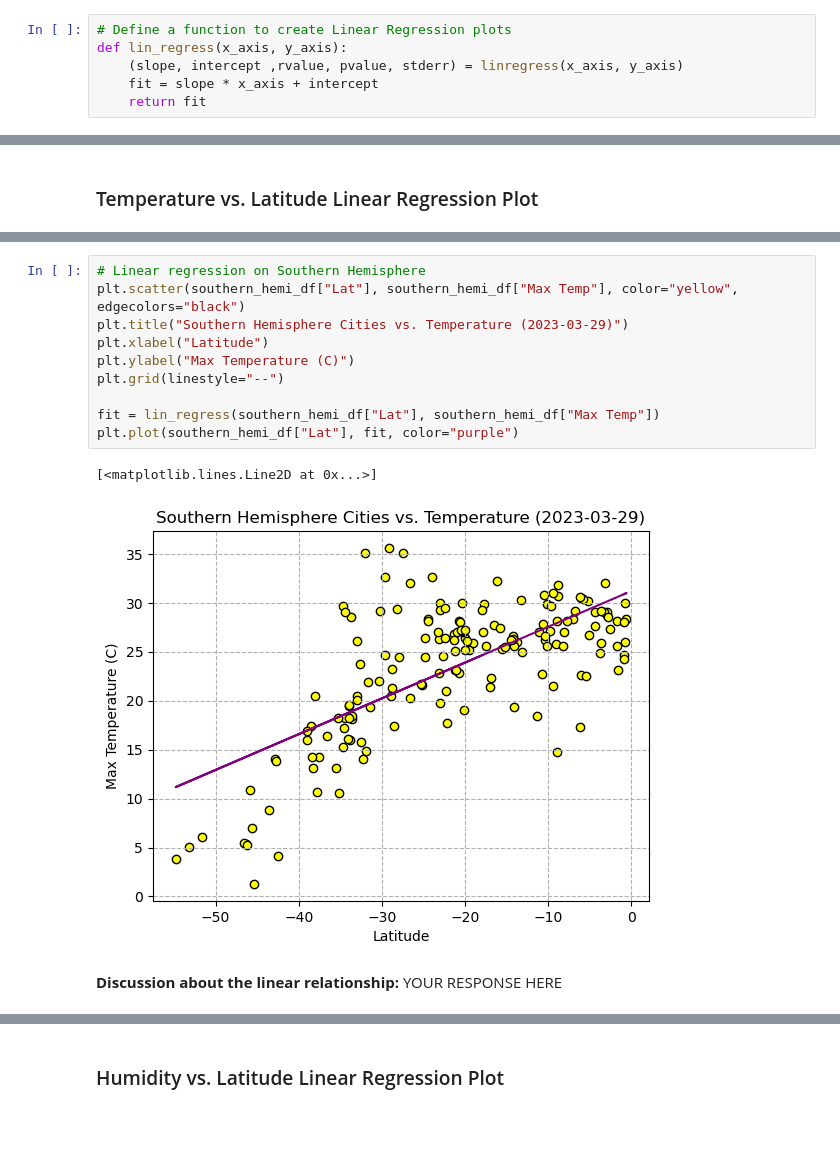
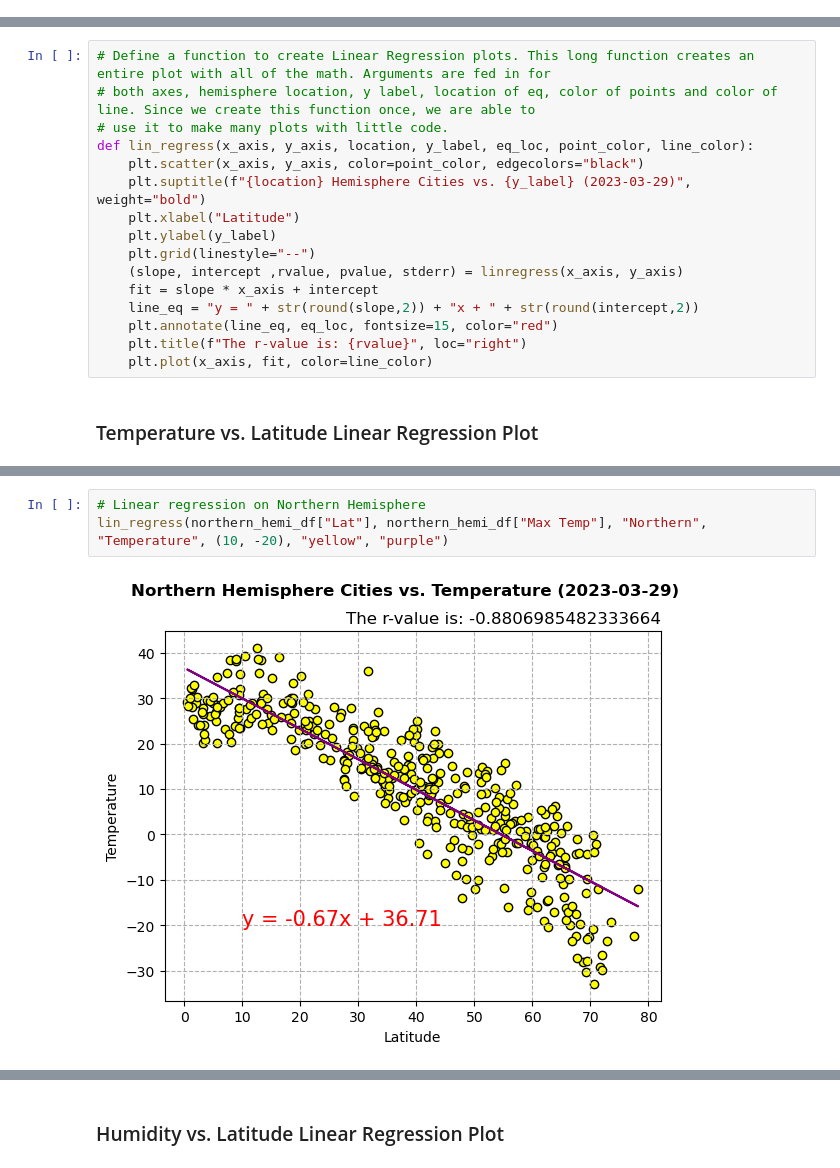
Before and after one commit to anthonybpino/python-api-challenge, a Jupyter notebook: weatherpy/weatherpy.ipynb, the cells around one changed output, grey strips where cells are left out. Cells and saved outputs as stored; diff of their text form; blank space fills up the shorter version.

Commit message:
finish weatherpy by adding a sick function for lin reg plots

```diff
--- a/weatherpy/weatherpy.ipynb
+++ b/weatherpy/weatherpy.ipynb
@@ -232,12 +232,6 @@ plt.show()
 ---
 
 ## Requirement 2: Compute Linear Regression for Each Relationship
-# %%
-# Define a function to create Linear Regression plots
-def lin_regress(x_axis, y_axis):
-    (slope, intercept ,rvalue, pvalue, stderr) = linregress(x_axis, y_axis)
-    fit = slope * x_axis + intercept
-    return fit
 # %%
 # Create a DataFrame with the Northern Hemisphere data (Latitude >= 0)
 northern_hemi_df = city_data_df[city_data_df["Lat"] >= 0]
@@ -266,5 +260,21 @@ southern_hemi_df.head()
 | 4 | east london | -33.0153 | 27.9116 | 20.52 | 52 | 0 | 7.20 | ZA | 2023-03-29 15:39:08 |
 | 5 | ushuaia | -54.8000 | -68.3000 | 3.81 | 70 | 75 | 7.72 | AR | 2023-03-29 15:39:09 |
 | 6 | hobart | -42.8794 | 147.3294 | 14.03 | 81 | 100 | 7.20 | AU | 2023-03-29 15:34:37 |
+# %%
+# Define a function to create Linear Regression plots. This long function creates an entire plot with all of the math. Arguments are fed in for
+# both axes, hemisphere location, y label, location of eq, color of points and color of line. Since we create this function once, we are able to
+# use it to make many plots with little code.
+def lin_regress(x_axis, y_axis, location, y_label, eq_loc, point_color, line_color):
+    plt.scatter(x_axis, y_axis, color=point_color, edgecolors="black")
+    plt.suptitle(f"{location} Hemisphere Cities vs. {y_label} (2023-03-29)", weight="bold")
+    plt.xlabel("Latitude")
+    plt.ylabel(y_label)
+    plt.grid(linestyle="--")
+    (slope, intercept ,rvalue, pvalue, stderr) = linregress(x_axis, y_axis)
+    fit = slope * x_axis + intercept
+    line_eq = "y = " + str(round(slope,2)) + "x + " + str(round(intercept,2))
+    plt.annotate(line_eq, eq_loc, fontsize=15, color="red")
+    plt.title(f"The r-value is: {rvalue}", loc="right")
+    plt.plot(x_axis, fit, color=line_color)
 # %% [markdown]
 ###  Temperature vs. Latitude Linear Regression Plot
@@ -284,15 +281,5 @@ plt.plot(northern_hemi_df["Lat"], fit, color="purple")
-# %%
-# Linear regression on Southern Hemisphere
-plt.scatter(southern_hemi_df["Lat"], southern_hemi_df["Max Temp"], color="yellow", edgecolors="black")
-plt.title("Southern Hemisphere Cities vs. Temperature (2023-03-29)")
-plt.xlabel("Latitude")
-plt.ylabel("Max Temperature (C)")
-plt.grid(linestyle="--")
-
-fit = lin_regress(southern_hemi_df["Lat"], southern_hemi_df["Max Temp"])
-plt.plot(southern_hemi_df["Lat"], fit, color="purple")
-# %% [output]
-[<matplotlib.lines.Line2D at 0x...>]
-[figure, removed]
-# %% [markdown]
-**Discussion about the linear relationship:** YOUR RESPONSE HERE
+# %%
+# Linear regression on Northern Hemisphere
+lin_regress(northern_hemi_df["Lat"], northern_hemi_df["Max Temp"], "Northern", "Temperature", (10, -20), "yellow", "purple")
+# %% [output]
+[figure, added]
```
Also changed, not shown: parts of 20 cells of this notebook.
